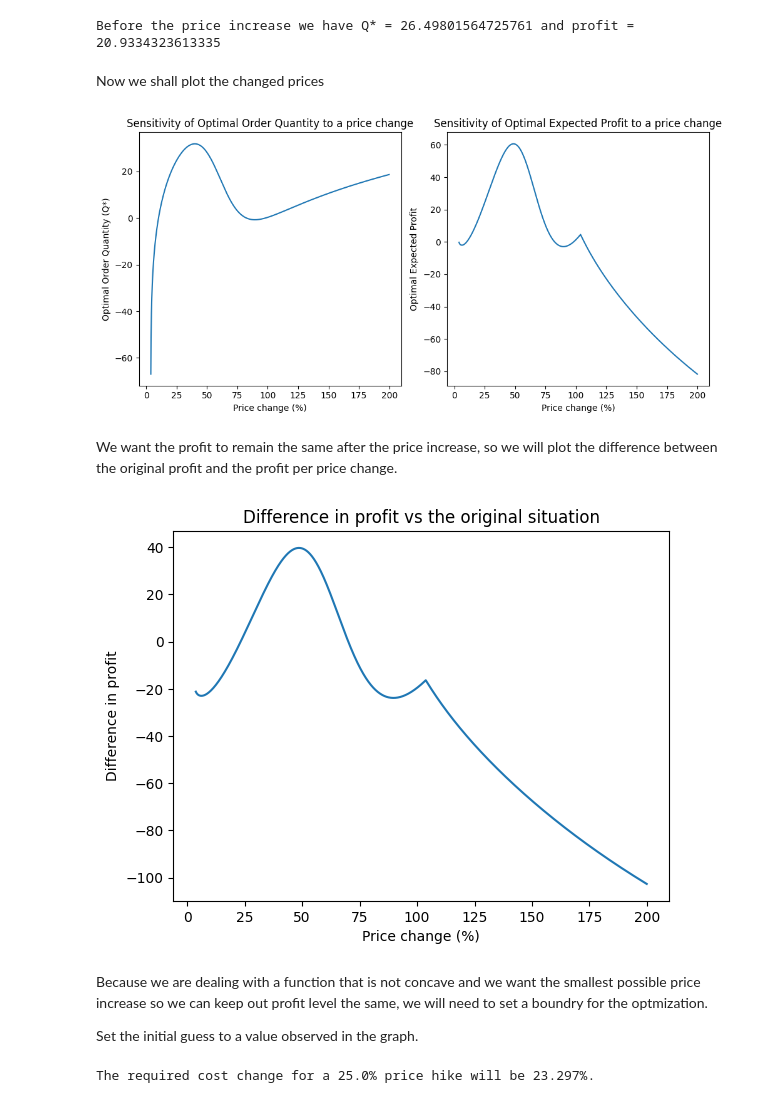
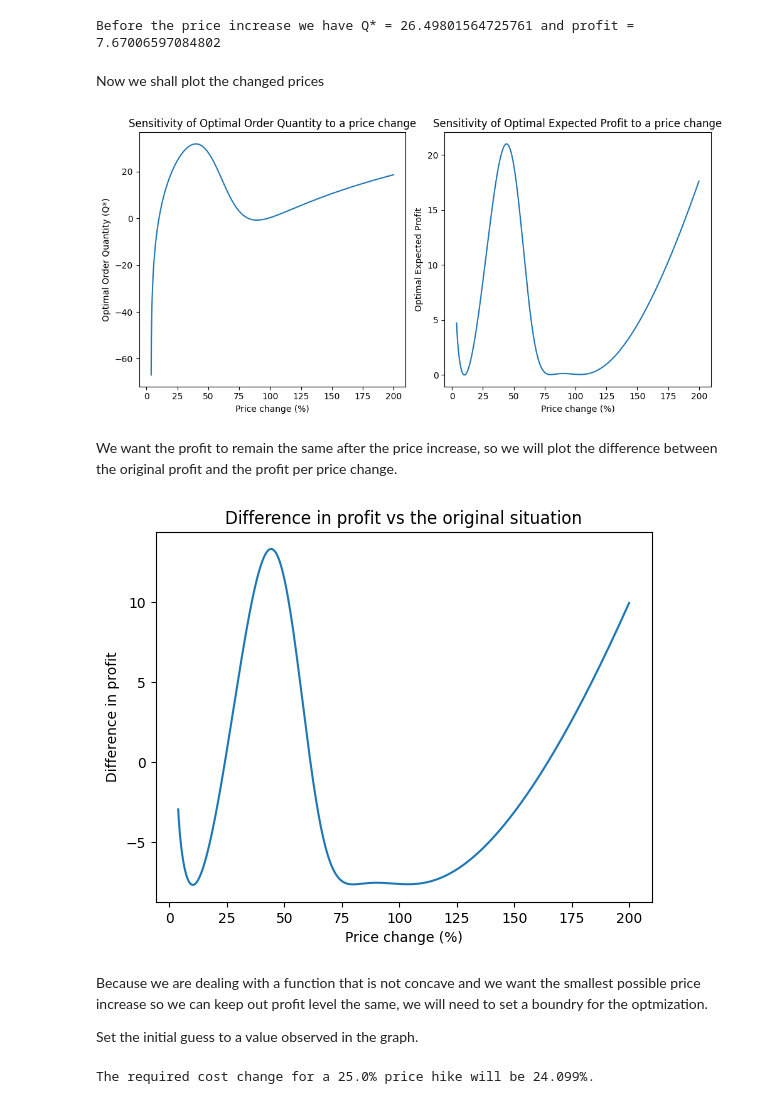
Before and after one commit to Marijn2404/TheThirdPiGame, a Jupyter notebook: Excercise part 7.ipynb, the cells around one changed output. Saved outputs shown, nothing was run; the diff lists cells and outputs as text; code cells hidden in the pictures.

Commit message:
Changes mistake profit function

```diff
--- a/Excercise part 7.ipynb
+++ b/Excercise part 7.ipynb
@@ -1,9 +1,10 @@
 # %%
 import numpy as np
 import plotly.express as px
-from scipy.stats import norm
+import scipy.stats as sts
 import matplotlib.pyplot as plt
 from scipy.optimize import fsolve
+from scipy.integrate import quad
 
 
 def priceDemandFunc(delta_price):
@@ -13,14 +14,21 @@ def calculateOptimalOrderQuantity(p,p_L,c,c_s,stdevDemand, meanDemand):
     overage_cost = p - c
     underage_cost = c + c_s - p_L
     quantile = overage_cost / ( overage_cost + underage_cost)
-    optimalQuantity = norm.ppf(quantile, loc=meanDemand, scale=stdevDemand)
+    optimalQuantity = sts.norm.ppf(quantile, loc=meanDemand, scale=stdevDemand)
     return optimalQuantity
 
-def calculateOptimalProfit(p,p_L,c,c_s,Q_star, meanDemand):
-    s = Q_star - meanDemand
-    profit = -Q_star * c - max(0,s) * c_s + min(Q_star, meanDemand) * p + max(0,s) * p_L
-    return profit
+def int_dist(y,dist):
+    f = dist.pdf(y)
+    return y * f
 
+def calculateOptimalProfit(p,p_L,c,c_s,Q_star, meanDemand, stdevDemand):
+    dist = sts.norm(loc=meanDemand,scale=stdevDemand)
+    integral_value = quad(int_dist,0,Q_star,args=(dist,))[0]
+    t1 = p * integral_value
+    t2 = p * Q_star * dist.sf(Q_star)
+    t3 = c * Q_star
+    t4 = dist.cdf(Q_star)*(p_L - c_s) - integral_value*(p_L - c_s)
+    return t1 + t2 - t3 + t4
 
 # These numbers are from the main street A average demand, and can be assigned as desired.
 stdevDemand = 42.255709
@@ -39,11 +47,11 @@ newShippingCost = shippingCost * cost_increase
 
 
 originalOptimalOrderQuantity = calculateOptimalOrderQuantity(price,priceLow,cost,shippingCost,stdevDemand,meanDemand)
-originalProfit = calculateOptimalProfit(price, priceLow, cost, shippingCost, originalOptimalOrderQuantity, meanDemand)
+originalProfit = calculateOptimalProfit(price, priceLow, cost, shippingCost, originalOptimalOrderQuantity, meanDemand, stdevDemand)
 
 print("Before the price increase we have Q* = {0} and profit = {1}".format(originalOptimalOrderQuantity, originalProfit))
 # %% [output]
-Before the price increase we have Q* = 26.49801564725761 and profit = 20.9334323613335
+Before the price increase we have Q* = 26.49801564725761 and profit = 7.67006597084802
 # %% [markdown]
 Now we shall plot the changed prices
 # %%
@@ -62,7 +70,7 @@ for price_change in price_values_change:
     demand = meanDemand * (1 - (priceDemandFunc(price_change * 100)))
     Q_star = calculateOptimalOrderQuantity( current_price, current_priceLow, newCost, newShippingCost, stdevDemand, demand)
     optimal_quantity.append(Q_star)
-    profit = calculateOptimalProfit(current_price, current_priceLow, newCost, newShippingCost, Q_star, demand)
+    profit = calculateOptimalProfit(current_price, current_priceLow, newCost, newShippingCost, Q_star, demand, stdevDemand)
     optimal_profit.append(profit)
 
 # Plotting the sensitivity graphs
@@ -86,25 +94,25 @@ plt.title('Sensitivity of Optimal Expected Profit to a price change')
 plt.tight_layout()
 plt.show()
 # %% [output]
-[figure, old version]
+[figure, new version]
 # %% [markdown]
 We want the profit to remain the same after the price increase, so we will plot the difference between the original profit and the profit per price change.
 # %%
 plt.plot(price_values_change*100, optimal_profit - originalProfit)
 plt.xlabel('Price change (%)')
 plt.ylabel('Difference in profit')
 plt.title('Difference in profit vs the original situation')
 plt.show()
 
 def profitChange(price_change):
     current_price = (1+price_change) * price
     current_priceLow = (1+price_change) * priceLow
     demand = meanDemand * (1 - (priceDemandFunc(price_change * 100)))
     Q_star = calculateOptimalOrderQuantity( current_price, current_priceLow, newCost, newShippingCost, stdevDemand, demand)
-    profit = calculateOptimalProfit(current_price, current_priceLow, newCost, newShippingCost, Q_star, demand)
+    profit = calculateOptimalProfit(current_price, current_priceLow, newCost, newShippingCost, Q_star, demand, stdevDemand)
     return profit - originalProfit
 # %% [output]
-[figure, old version]
+[figure, new version]
 # %% [markdown]
 Because we are dealing with a function that is not concave and we want the smallest possible price increase so we can keep out profit level the same, we will need to set a boundry for the optmization.
 
@@ -116,4 +124,4 @@ requiredProfitChange = fsolve(profitChange, profitInitialGuess)
 
 print("The required cost change for a {0}% price hike will be {1}%.".format((cost_increase - 1) * 100, round(float(requiredProfitChange),5) * 100))
 # %% [output]
-The required cost change for a 25.0% price hike will be 23.297%.
+The required cost change for a 25.0% price hike will be 24.099%.
```
Also changed, not shown: 4 other files.
